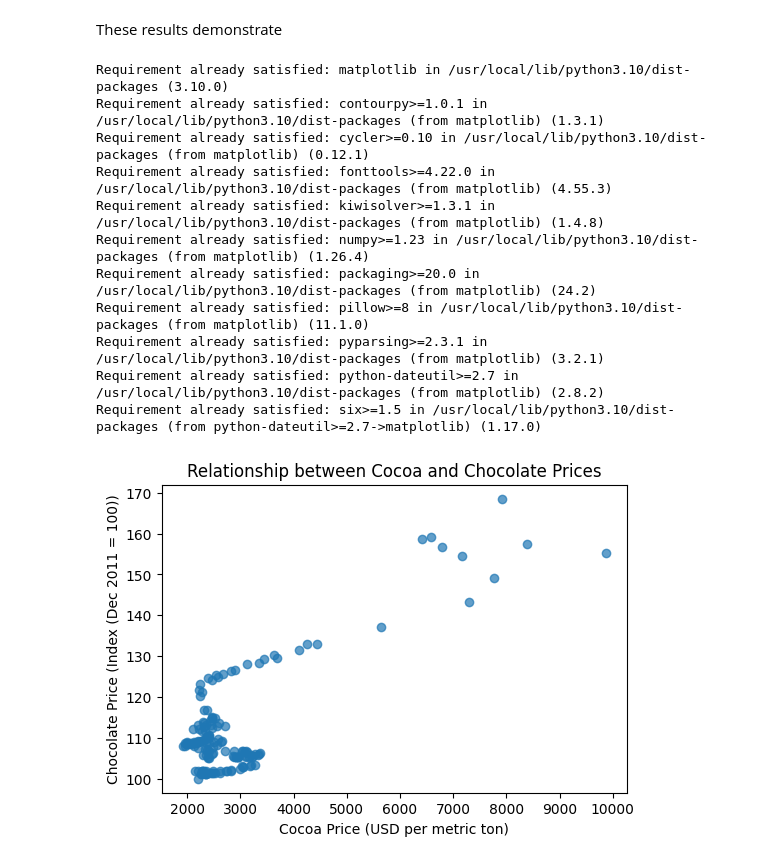
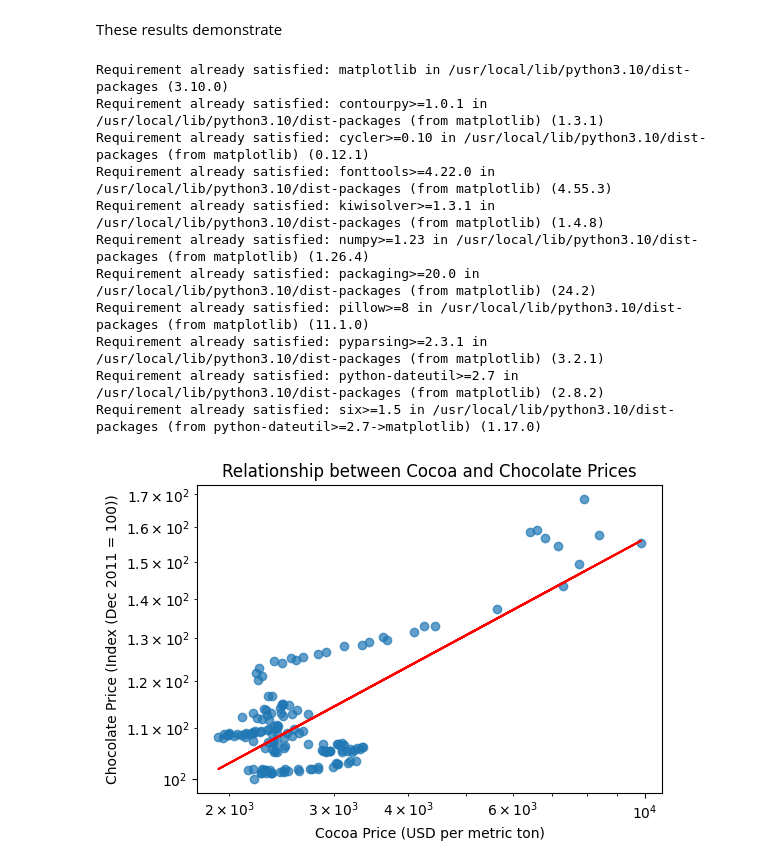
Before and after one commit to clp2454/QM2, a Jupyter notebook: group project/Correlation_GP.ipynb, the cells around one changed output. Saved outputs shown, nothing was run; the diff lists cells and outputs as text; code cells hidden in the pictures.

```diff
--- a/group project/Correlation_GP.ipynb
+++ b/group project/Correlation_GP.ipynb
@@ -51,27 +51,40 @@ These results demonstrate
 # %%
 !pip install matplotlib
 import matplotlib.pyplot as plt
 # Create a scatter plot
 plt.figure(figsize=(6, 4))  # Adjust figure size if needed
 plt.scatter(merged_data['Cocoa Price'], merged_data['Chocolate Price'], alpha=0.7)  # alpha controls transparency
+
+# Set log scale for both axes
+plt.xscale("log")  # Set x-axis to log scale
+plt.yscale("log")  # Set y-axis to log scale
+
+# Calculate trend line
+x = merged_data['Cocoa Price']
+y = merged_data['Chocolate Price']
+coefficients = np.polyfit(np.log(x), np.log(y), 1)  # Fit a line to log-transformed data
+trend_line = np.poly1d(coefficients)  # Create a polynomial function
+
+# Plot trend line
+plt.plot(x, np.exp(trend_line(np.log(x))), color='red', label='Trend Line')  # Plot the trend line
 
 # Add labels and title
 plt.xlabel('Cocoa Price (USD per metric ton)')
 plt.ylabel('Chocolate Price (Index (Dec 2011 = 100))')
 plt.title('Relationship between Cocoa and Chocolate Prices')
 
 # Display the plot
 plt.show()
 # %% [output]
 Requirement already satisfied: matplotlib in /usr/local/lib/python3.10/dist-packages (3.10.0)
 Requirement already satisfied: contourpy>=1.0.1 in /usr/local/lib/python3.10/dist-packages (from matplotlib) (1.3.1)
 Requirement already satisfied: cycler>=0.10 in /usr/local/lib/python3.10/dist-packages (from matplotlib) (0.12.1)
 Requirement already satisfied: fonttools>=4.22.0 in /usr/local/lib/python3.10/dist-packages (from matplotlib) (4.55.3)
 Requirement already satisfied: kiwisolver>=1.3.1 in /usr/local/lib/python3.10/dist-packages (from matplotlib) (1.4.8)
 Requirement already satisfied: numpy>=1.23 in /usr/local/lib/python3.10/dist-packages (from matplotlib) (1.26.4)
 Requirement already satisfied: packaging>=20.0 in /usr/local/lib/python3.10/dist-packages (from matplotlib) (24.2)
 Requirement already satisfied: pillow>=8 in /usr/local/lib/python3.10/dist-packages (from matplotlib) (11.1.0)
 Requirement already satisfied: pyparsing>=2.3.1 in /usr/local/lib/python3.10/dist-packages (from matplotlib) (3.2.1)
 Requirement already satisfied: python-dateutil>=2.7 in /usr/local/lib/python3.10/dist-packages (from matplotlib) (2.8.2)
 Requirement already satisfied: six>=1.5 in /usr/local/lib/python3.10/dist-packages (from python-dateutil>=2.7->matplotlib) (1.17.0)
-[figure, old version]
+[figure, new version]
```
